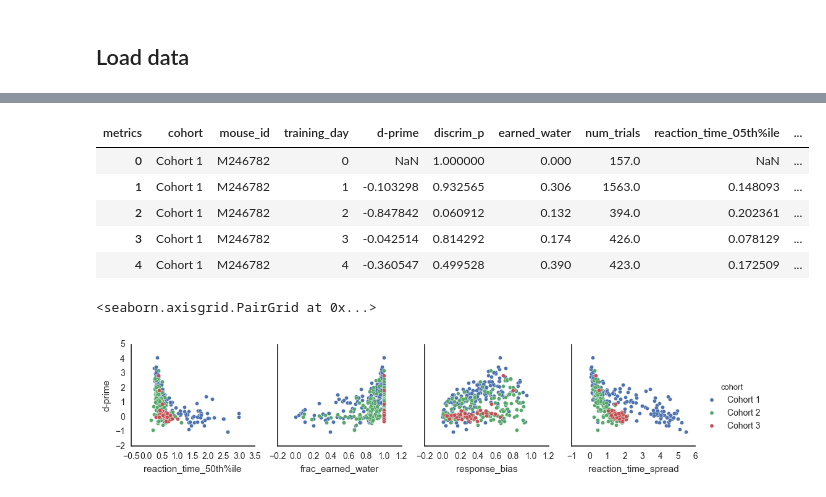
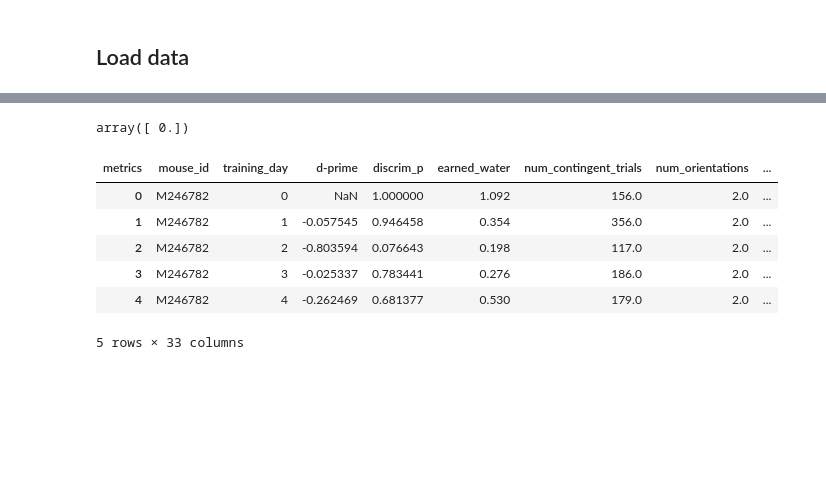
Before and after one commit to AllenInstitute/visual_behavior_analysis, a Jupyter notebook: notebooks/2016.10.19 - Modelling Strategy.ipynb, the cells around one changed output, grey strips where cells are left out. Cells and saved outputs as stored; diff of their text form; code cells hidden in the pictures; blank space fills up the shorter version.

```diff
--- a/notebooks/2016.10.19 - Modelling Strategy.ipynb
+++ b/notebooks/2016.10.19 - Modelling Strategy.ipynb
@@ -75,0 +31,4 @@ Cohort 1 M258196
+# %%
+from braintv_pilot.latest import copy_latest, local_dir
+# copy_latest()
+df = dro.load_from_folder(local_dir)
@@ -201,0 +115,18 @@ def earned_water(behav_df):
+# %%
+def rectify_angle(angle):
+    if np.isnan(angle):
+        return 0.0
+    else:
+        angle = angle % 180
+        return abs(min(
+            angle,
+            180 - angle
+        ))
+
+df['orientation_delta'] = df['change_ori'] - df['initial_ori']
+df['orientation_delta'] = df['orientation_delta'].map(rectify_angle)
+df['orientation_delta_log'] = df['orientation_delta'].map(np.log10).replace(-np.inf,0.001)
+# %%
+df[df.trial_type=='aborted']['orientation_delta'].unique()
+# %% [output]
+array([ 0.])
@@ -202,36 +135,38 @@ def earned_water(behav_df):
 # %%
 def compute_metrics(group):
     result = {
-        'd-prime': discrim(group,'change','detect',metric=d_prime),
-        'discrim_p': discrim(group,'change','detect',metric=discrim_p),
-        'response_bias': response_bias(group,'detect'),
-        'earned_water': earned_water(group),
-        'total_water': total_water(group),
-        'num_trials': num_trials(group),
-        'reaction_time_50th%ile': reaction_times(group,percentile=50),
-        'reaction_time_05th%ile': reaction_times(group,percentile=5),
-        'reaction_time_95th%ile': reaction_times(group,percentile=95),
+        'd-prime': metrics.discrim(group,'change','detect',metric=metrics.d_prime),
+        'discrim_p': metrics.discrim(group,'change','detect',metric=metrics.discrim_p),
+        'response_bias': metrics.response_bias(group,'detect'),
+        'earned_water': metrics.earned_water(group),
+        'total_water': metrics.total_water(group),
+        'num_trials': metrics.num_trials(group),
+        'num_contingent_trials': metrics.num_contingent_trials(group),
+        'reaction_time_50th%ile': metrics.reaction_times(group,percentile=50),
+        'reaction_time_05th%ile': metrics.reaction_times(group,percentile=5),
+        'reaction_time_95th%ile': metrics.reaction_times(group,percentile=95),
+        'num_orientations': len(group['orientation_delta'].dropna().unique()),
     }
 
     return pd.Series(result, name='metrics')
 
-water = df.groupby(['cohort','mouse_id','training_day']).apply(compute_metrics).reset_index()
+water = df.groupby(['mouse_id','training_day']).apply(compute_metrics).reset_index()
 water['frac_earned_water'] = water['earned_water'] / water['total_water']
 water['reaction_time_spread'] = water['reaction_time_95th%ile'] - water['reaction_time_05th%ile']
+
+water = water.merge(
+    cohort_assignment,
+    how='left',
+    on='mouse_id',
+)
+water['baselineweight'] = water['baselineweight'].astype(float)
+
 water.head()
 # %% [output]
-| metrics | cohort | mouse_id | training_day | d-prime | discrim_p | earned_water | num_trials | reaction_time_05th%ile | ... |
-| 0 | Cohort 1 | M246782 | 0 | NaN | 1.000000 | 0.000 | 157.0 | NaN | ... |
-| 1 | Cohort 1 | M246782 | 1 | -0.103298 | 0.932565 | 0.306 | 1563.0 | 0.148093 | ... |
-| 2 | Cohort 1 | M246782 | 2 | -0.847842 | 0.060912 | 0.132 | 394.0 | 0.202361 | ... |
-| 3 | Cohort 1 | M246782 | 3 | -0.042514 | 0.814292 | 0.174 | 426.0 | 0.078129 | ... |
-| 4 | Cohort 1 | M246782 | 4 | -0.360547 | 0.499528 | 0.390 | 423.0 | 0.172509 | ... |
+| metrics | mouse_id | training_day | d-prime | discrim_p | earned_water | num_contingent_trials | num_orientations | ... |
+| 0 | M246782 | 0 | NaN | 1.000000 | 1.092 | 156.0 | 2.0 | ... |
+| 1 | M246782 | 1 | -0.057545 | 0.946458 | 0.354 | 356.0 | 2.0 | ... |
+| 2 | M246782 | 2 | -0.803594 | 0.076643 | 0.198 | 117.0 | 2.0 | ... |
+| 3 | M246782 | 3 | -0.025337 | 0.783441 | 0.276 | 186.0 | 2.0 | ... |
+| 4 | M246782 | 4 | -0.262469 | 0.681377 | 0.530 | 179.0 | 2.0 | ... |
+5 rows × 33 columns
-# %%
-sns.pairplot(data=water,
-             hue='cohort',
-             y_vars=['d-prime',],
-             x_vars=['reaction_time_50th%ile','frac_earned_water','response_bias','reaction_time_spread'],
-            )
-# %% [output]
-<seaborn.axisgrid.PairGrid at 0x...>
-[figure, removed]
```
Also changed, not shown: parts of 77 cells of this notebook, 1 other file.
